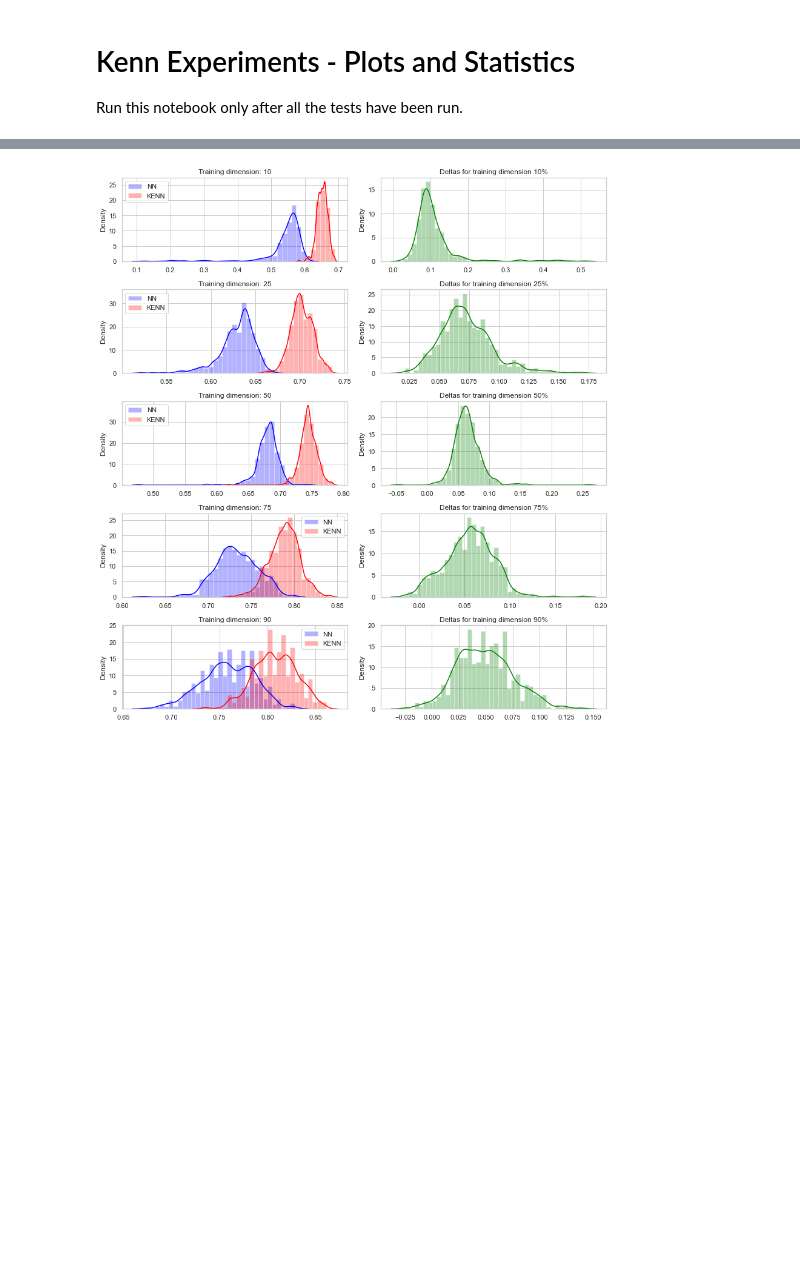
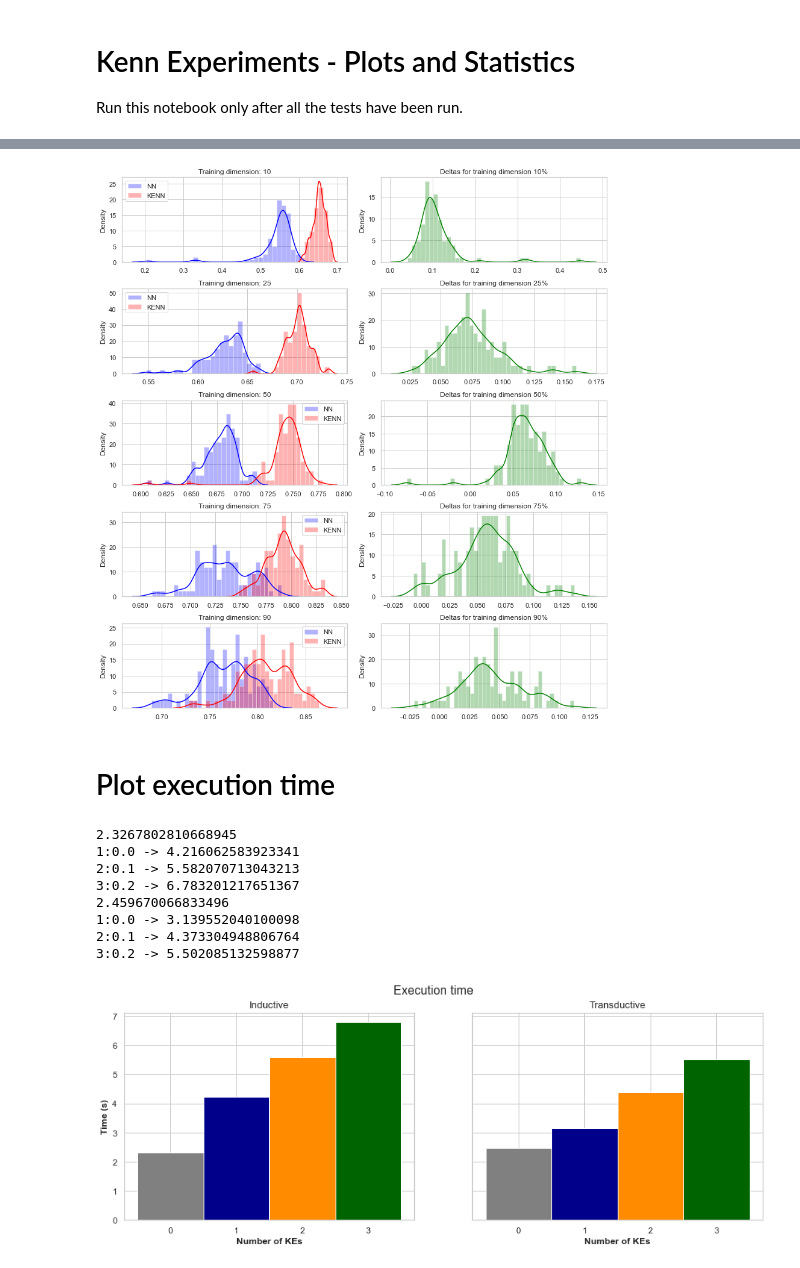
Before and after one commit to rmazzier/KENN-Citeseer-Experiments, a Jupyter notebook: final_results.ipynb, the cells around one changed output, grey strips where cells are left out. Drawn from its saved outputs; the diff is of its cells as text; code cells hidden in the pictures; blank space fills up the shorter version.

```diff
--- a/final_results.ipynb
+++ b/final_results.ipynb
@@ -42,0 +144,5 @@ Test Accuracy std:      NN = 0.027678; KENN = 0.024150
+# %%
+color_NN = 'grey'
+colors_map = ['darkblue', 'darkorange', 'darkgreen', 'darkred', 'lightblue', 'grey', 'brown']
+color_SBR = ['pink']
+color_RNM = ['purple']
@@ -49,3 +201,0 @@ plot_histograms(history_inductive, 'history_inductive', bw=0.6, bins=40)
-# %%
-with open('results/e2e/results_transductive_500','rb') as input:
-    history_transductive = pickle.load(input)
@@ -80,4 +202,59 @@ Test Accuracy std:      NN = 0.027678; KENN = 0.022381
 # %%
-plot_histograms(history_transductive, 'history_transductive', bw=0.6, bins=40)
+plot_histograms(history_transductive[2], 'history_transductive', bw=0.6, bins=40)
 # %% [output]
-[figure, old version]
+[figure, new version]
+# %% [markdown]
+# Plot execution time
+# %%
+def plot_time(history_all, ax, x_label, title, others, barwidth=0.1, confidence_level=0.95):
+
+    time = []
+    for p in ['10', '25', '50', '75', '90']:
+        time.append(np.mean([a['time'] for a in history_all[0][p]['NN']]))
+
+    ax.bar(0 * barwidth, np.mean(time), label='KENN l={}'.format(0), width=barwidth, color=color_NN, edgecolor='white')
+    print(np.mean(time))
+
+    for i in range(3):
+        time = []
+        for p in ['10', '25', '50', '75', '90']:
+            time.append(np.mean([a['time'] for a in history_all[i][p]['KENN']]))
+
+        print('{}:{} -> {}'.format(i + 1, i * barwidth, np.mean(time)))
+        ax.bar((i + 1) * barwidth, np.mean(time), label='KENN l={}'.format(i + 1), width=barwidth, color=colors_map[i], edgecolor='white')
+
+    if others:
+        ax.bar(4 * barwidth, 87.35614902210236, label='SBR', width=barwidth, color=color_SBR, edgecolor='white')
+        ax.bar(5 * barwidth, 215.69408444309235, label='RNM', width=barwidth, color=color_RNM, edgecolor='white')
+
+    if others:
+        ax.set_xticks([i * barwidth for i in range(6)], [0, 1, 2, 3,'SBR','RNM'])
+    else:
+        ax.set_xticks([i * barwidth for i in range(4)], [0, 1, 2, 3])
+
+
+    # Add xticks on the middle of the group bars
+    ax.set_xlabel(x_label, fontweight='bold')
+    ax.set_title(title, fontsize=13)
+
+
+
+
+fig, axes = plt.subplots(1, 2, sharex='col', sharey='row', figsize=(15, 5))
+fig.suptitle('Execution time', fontsize=16)
+plot_time(history_inductive, axes[0], 'Number of KEs', 'Inductive', False)
+axes[0].set_ylabel('Time (s)', fontweight='bold')
+plot_time(history_transductive, axes[1], 'Number of KEs', 'Transductive', False)
+
+fig.savefig('plots/time_kenn.png')
+fig.show()
+# %% [output]
+2.3267802810668945
+1:0.0 -> 4.216062583923341
+2:0.1 -> 5.582070713043213
+3:0.2 -> 6.783201217651367
+2.459670066833496
+1:0.0 -> 3.139552040100098
+2:0.1 -> 4.373304948806764
+3:0.2 -> 5.502085132598877
+[figure, added]
```
Also changed, not shown: parts of 19 cells of this notebook, 5 other files.
